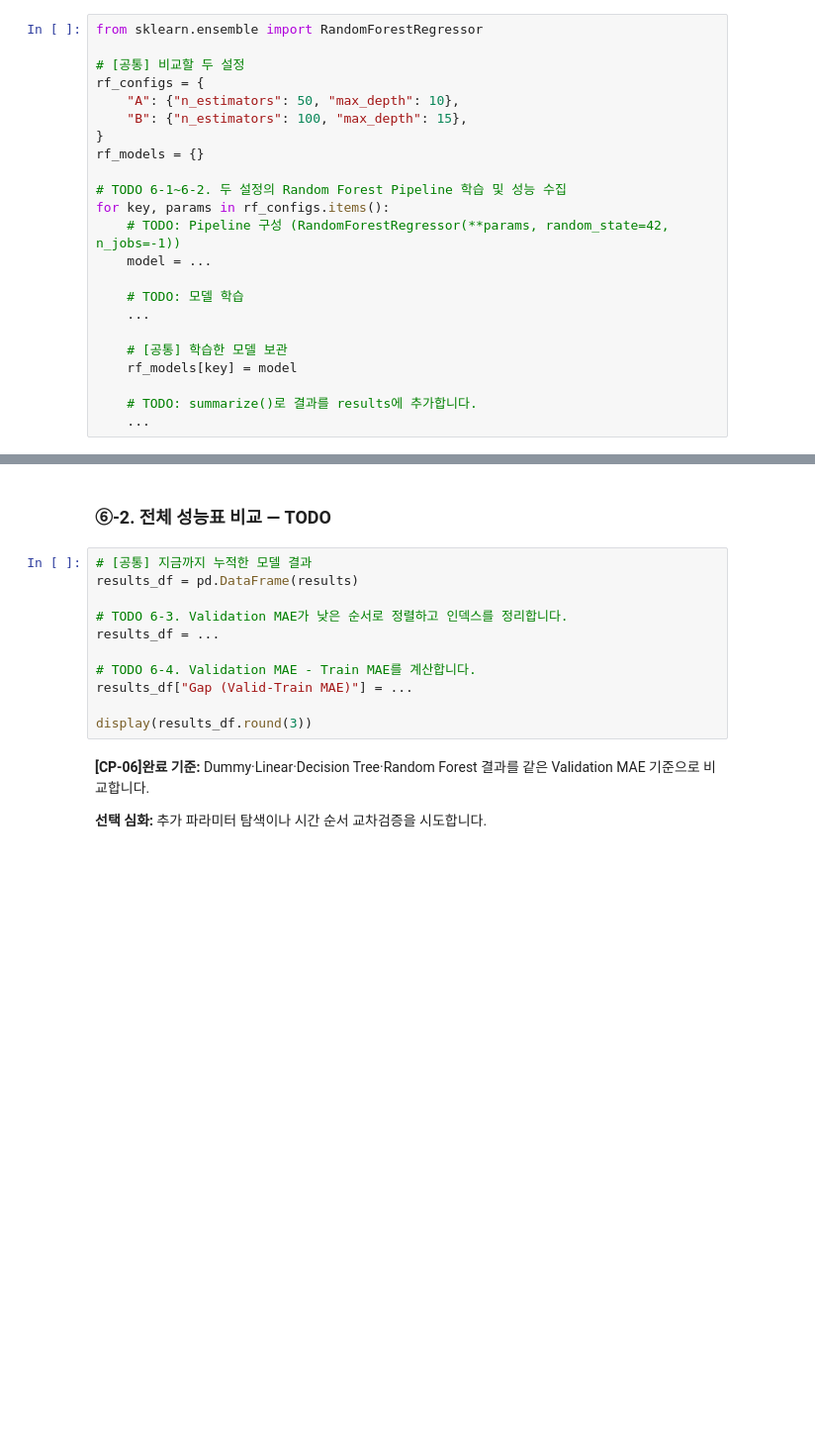
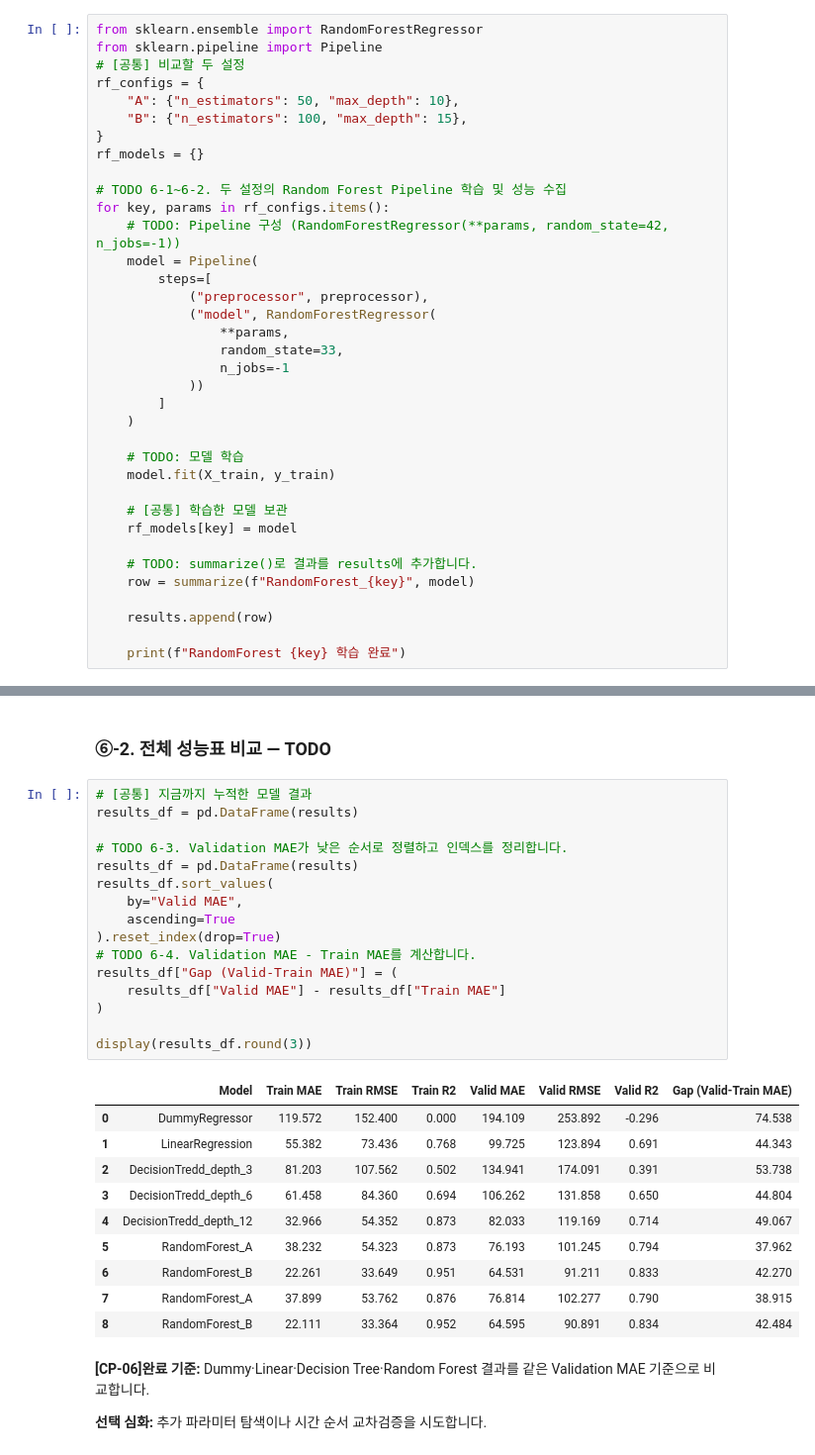
Before and after one commit to djdjwoqve-boop/ai-mini-projects, a Jupyter notebook: mini-project-01/code/01_regression_bike_demand.ipynb, the cells around one changed output, grey strips where cells are left out. Shown at 99% size. Saved outputs shown, nothing was run; the diff lists cells and outputs as text; blank space fills up the shorter version.

```diff
--- a/mini-project-01/code/01_regression_bike_demand.ipynb
+++ b/mini-project-01/code/01_regression_bike_demand.ipynb
@@ -638,6 +657,6 @@ plt.show()
 # %%
 from sklearn.ensemble import RandomForestRegressor
-
+from sklearn.pipeline import Pipeline
 # [공통] 비교할 두 설정
 rf_configs = {
     "A": {"n_estimators": 50, "max_depth": 10},
@@ -648,13 +667,26 @@ rf_models = {}
 # TODO 6-1~6-2. 두 설정의 Random Forest Pipeline 학습 및 성능 수집
 for key, params in rf_configs.items():
     # TODO: Pipeline 구성 (RandomForestRegressor(**params, random_state=42, n_jobs=-1))
-    model = ...
+    model = Pipeline(
+        steps=[
+            ("preprocessor", preprocessor),
+            ("model", RandomForestRegressor(
+                **params,
+                random_state=33,
+                n_jobs=-1
+            ))
+        ]
+    )
 
     # TODO: 모델 학습
-    ...
+    model.fit(X_train, y_train)
 
     # [공통] 학습한 모델 보관
     rf_models[key] = model
 
     # TODO: summarize()로 결과를 results에 추가합니다.
-    ...
+    row = summarize(f"RandomForest_{key}", model)
+
+    results.append(row)
+
+    print(f"RandomForest {key} 학습 완료")
@@ -663,14 +698,30 @@ for key, params in rf_configs.items():
 # %%
 # [공통] 지금까지 누적한 모델 결과
 results_df = pd.DataFrame(results)
 
 # TODO 6-3. Validation MAE가 낮은 순서로 정렬하고 인덱스를 정리합니다.
-results_df = ...
-
+results_df = pd.DataFrame(results)
+results_df.sort_values(
+    by="Valid MAE",
+    ascending=True
+).reset_index(drop=True)
 # TODO 6-4. Validation MAE - Train MAE를 계산합니다.
-results_df["Gap (Valid-Train MAE)"] = ...
+results_df["Gap (Valid-Train MAE)"] = (
+    results_df["Valid MAE"] - results_df["Train MAE"]
+)
 
 display(results_df.round(3))
+# %% [output]
+|  | Model | Train MAE | Train RMSE | Train R2 | Valid MAE | Valid RMSE | Valid R2 | Gap (Valid-Train MAE) |
+| 0 | DummyRegressor | 119.572 | 152.400 | 0.000 | 194.109 | 253.892 | -0.296 | 74.538 |
+| 1 | LinearRegression | 55.382 | 73.436 | 0.768 | 99.725 | 123.894 | 0.691 | 44.343 |
+| 2 | DecisionTredd_depth_3 | 81.203 | 107.562 | 0.502 | 134.941 | 174.091 | 0.391 | 53.738 |
+| 3 | DecisionTredd_depth_6 | 61.458 | 84.360 | 0.694 | 106.262 | 131.858 | 0.650 | 44.804 |
+| 4 | DecisionTredd_depth_12 | 32.966 | 54.352 | 0.873 | 82.033 | 119.169 | 0.714 | 49.067 |
+| 5 | RandomForest_A | 38.232 | 54.323 | 0.873 | 76.193 | 101.245 | 0.794 | 37.962 |
+| 6 | RandomForest_B | 22.261 | 33.649 | 0.951 | 64.531 | 91.211 | 0.833 | 42.270 |
+| 7 | RandomForest_A | 37.899 | 53.762 | 0.876 | 76.814 | 102.277 | 0.790 | 38.915 |
+| 8 | RandomForest_B | 22.111 | 33.364 | 0.952 | 64.595 | 90.891 | 0.834 | 42.484 |
 # %% [markdown]
 **[CP-06]완료 기준:** Dummy·Linear·Decision Tree·Random Forest 결과를 같은 Validation MAE 기준으로 비교합니다.
 
```
Also changed, not shown: parts of 17 cells of this notebook.
